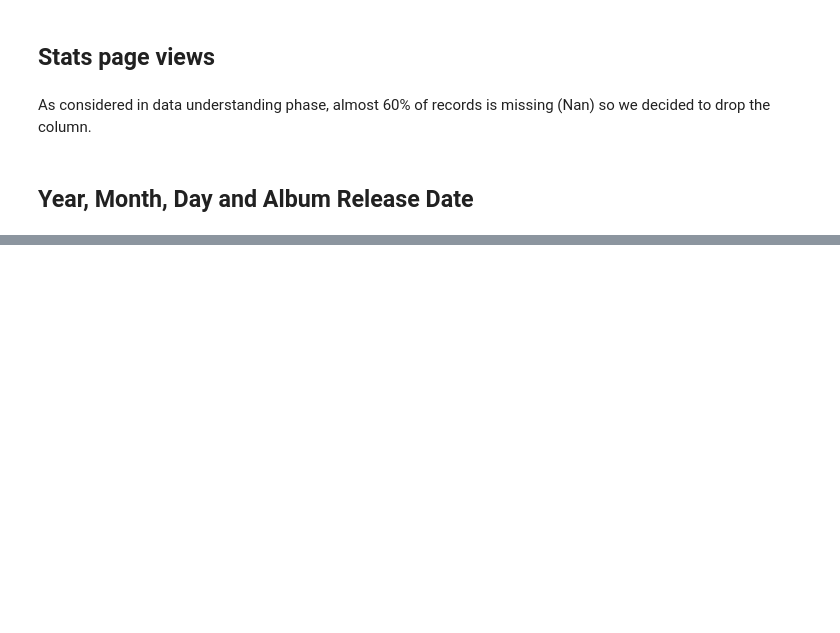
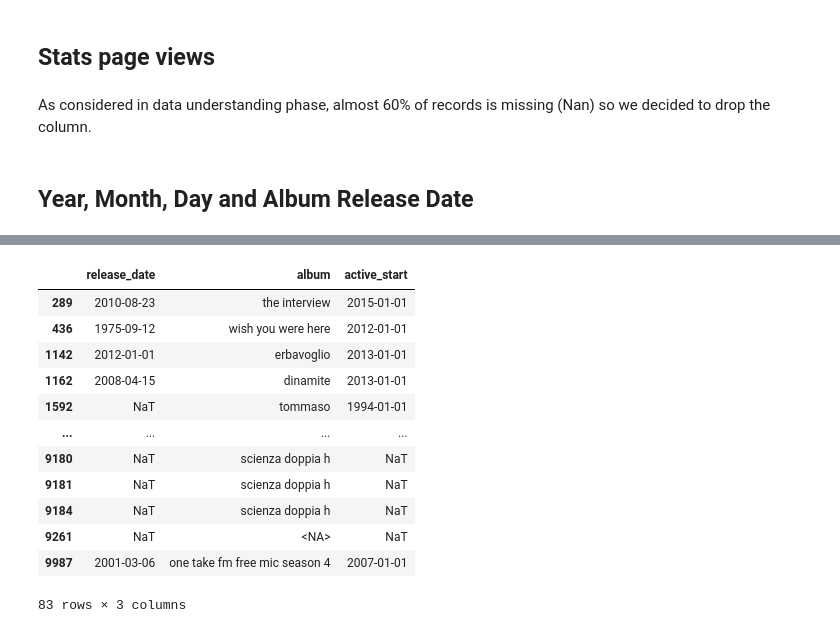
Before and after one commit to Syreel/DataMining, a Jupyter notebook: data_preparation.ipynb, the cells around one changed output, grey strips where cells are left out. Drawn from its saved outputs; the diff is of its cells as text; code cells hidden in the pictures; blank space fills up the shorter version.

```diff
--- a/data_preparation.ipynb
+++ b/data_preparation.ipynb
@@ -966,0 +963,18 @@ KeyError: 'date'
+# %%
+condizione= (df['release_date'] > pd.Timestamp.now()) | (df['release_date'].isna()) | (df['release_date']<df['active_start'])
+dati_filtrati = df.loc[condizione, ['release_date', 'album','active_start']]
+dati_filtrati
+# %% [output]
+|  | release_date | album | active_start |
+| 289 | 2010-08-23 | the interview | 2015-01-01 |
+| 436 | 1975-09-12 | wish you were here | 2012-01-01 |
+| 1142 | 2012-01-01 | erbavoglio | 2013-01-01 |
+| 1162 | 2008-04-15 | dinamite | 2013-01-01 |
+| 1592 | NaT | tommaso | 1994-01-01 |
+| ... | ... | ... | ... |
+| 9180 | NaT | scienza doppia h | NaT |
+| 9181 | NaT | scienza doppia h | NaT |
+| 9184 | NaT | scienza doppia h | NaT |
+| 9261 | NaT | <NA> | NaT |
+| 9987 | 2001-03-06 | one take fm free mic season 4 | 2007-01-01 |
+83 rows × 3 columns
```
Also changed, not shown: parts of 17 cells of this notebook.
